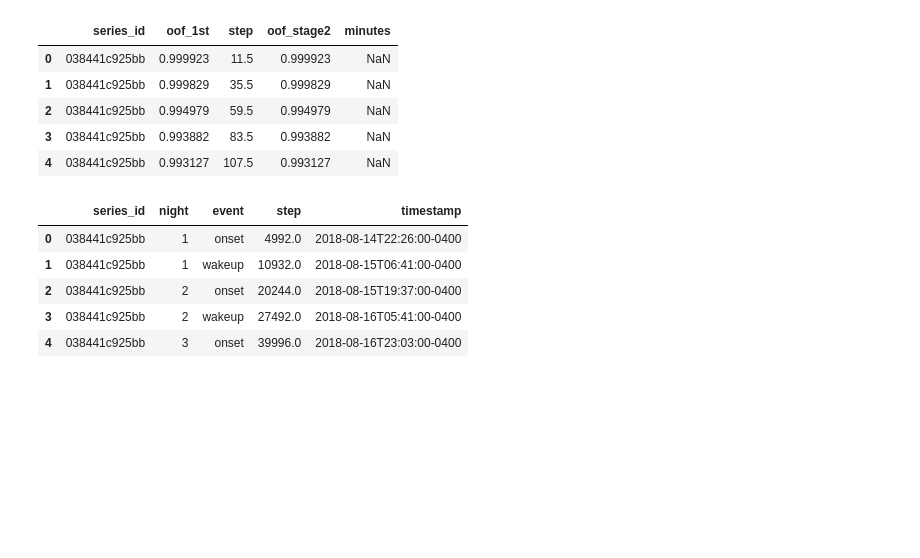
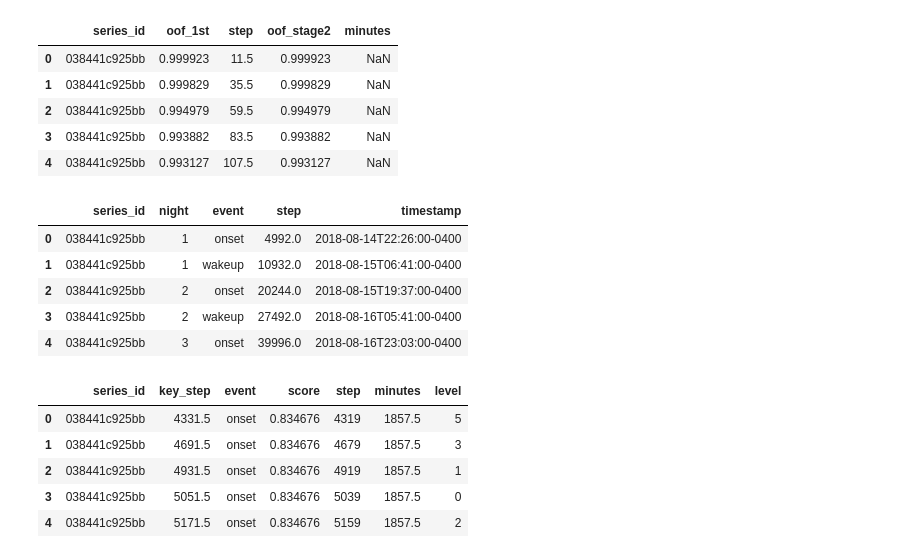
Before and after one commit to penguin-prg/child-mind-institute-detect-sleep-states, a Jupyter notebook: train/regressor.ipynb, the cells around one changed output. Cells and saved outputs as stored; diff of their text form; code cells hidden in the pictures; blank space fills up the shorter version.

```diff
--- a/train/regressor.ipynb
+++ b/train/regressor.ipynb
@@ -63,6 +63,26 @@ display(labels.head())
 | 2 | 038441c925bb | 2 | onset | 20244.0 | 2018-08-15T19:37:00-0400 |
 | 3 | 038441c925bb | 2 | wakeup | 27492.0 | 2018-08-16T05:41:00-0400 |
 | 4 | 038441c925bb | 3 | onset | 39996.0 | 2018-08-16T23:03:00-0400 |
+# %%
+# 周辺に予測を撒く
+dfs = []
+for level, diff in enumerate([0, -5, 5, -15, 15, -30, 30]):
+    tmp = sub.copy()
+    tmp["level"] = level
+    tmp["step"] += CFG["feature"]["agg_freq"] * diff
+    tmp["key_step"] += CFG["feature"]["agg_freq"] * diff
+    dfs.append(tmp)
+sub = pd.concat(dfs, axis=0).reset_index(drop=True)
+sub.sort_values(["series_id", "step", "level"], inplace=True)
+sub = sub.drop_duplicates(["series_id", "step"], keep="first").reset_index(drop=True)
+sub.head()
+# %% [output]
+|  | series_id | key_step | event | score | step | minutes | level |
+| 0 | 038441c925bb | 4331.5 | onset | 0.834676 | 4319 | 1857.5 | 5 |
+| 1 | 038441c925bb | 4691.5 | onset | 0.834676 | 4679 | 1857.5 | 3 |
+| 2 | 038441c925bb | 4931.5 | onset | 0.834676 | 4919 | 1857.5 | 1 |
+| 3 | 038441c925bb | 5051.5 | onset | 0.834676 | 5039 | 1857.5 | 0 |
+| 4 | 038441c925bb | 5171.5 | onset | 0.834676 | 5159 | 1857.5 | 2 |
 # %%
 # 正解ラベルを作成
 dfs = []
```
Also changed, not shown: parts of 5 cells of this notebook, 3 other files.
